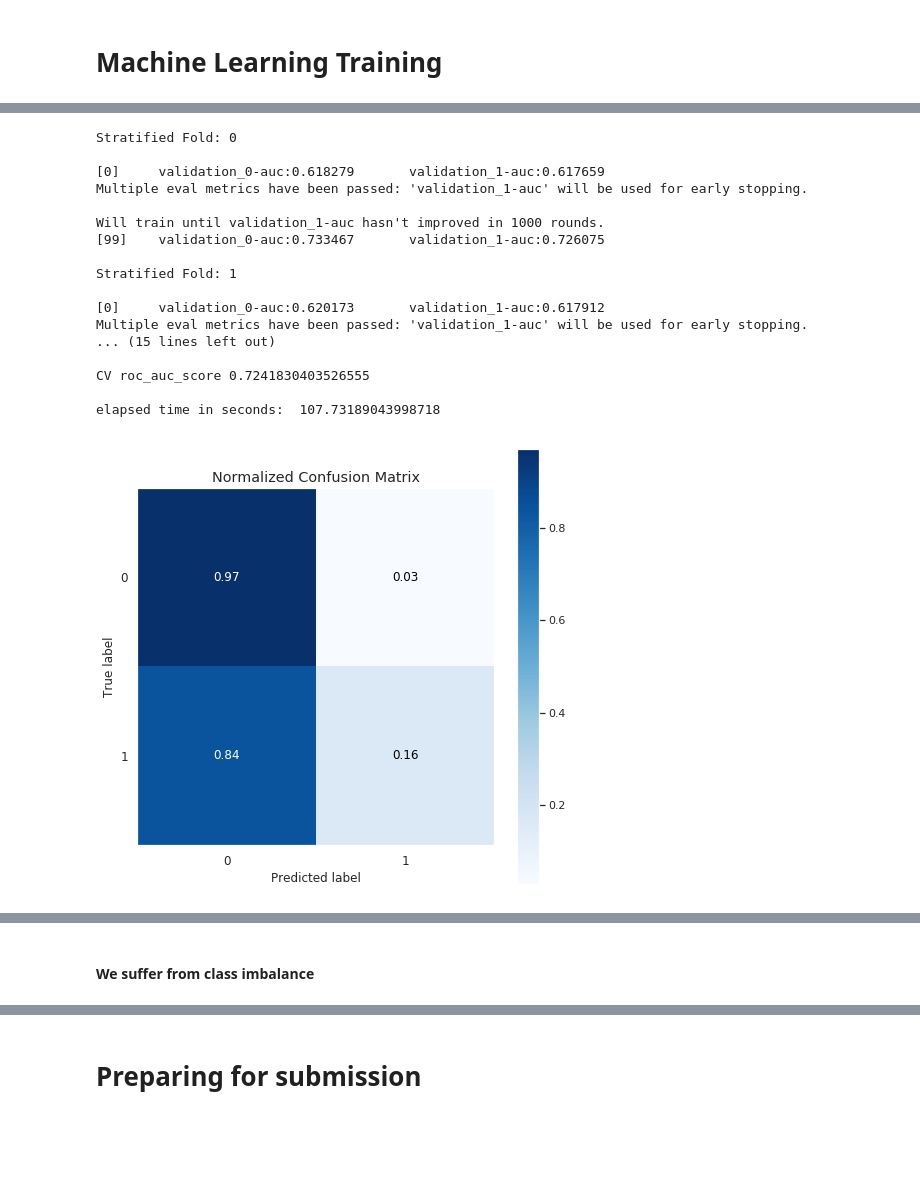
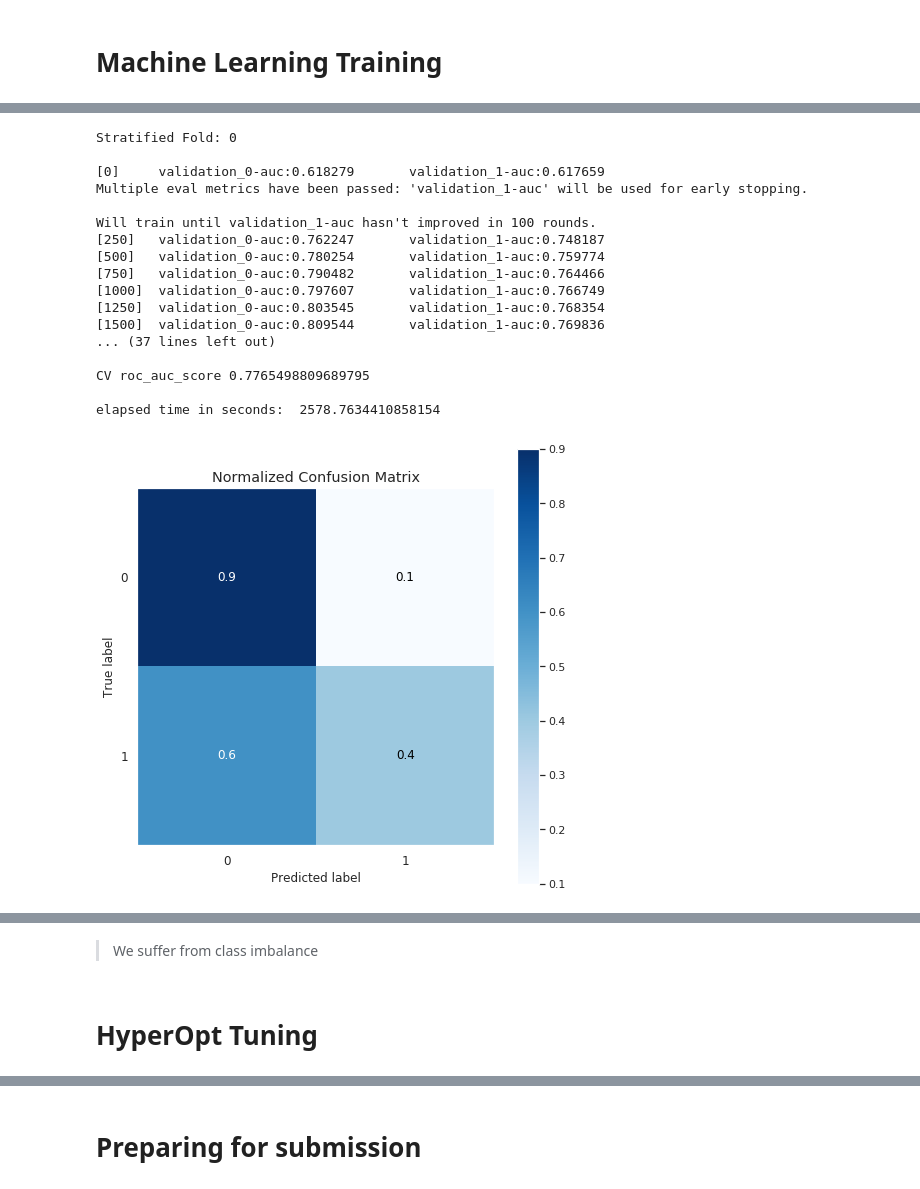
Before and after one commit to praxitelisk/CATegorical-Feature-Encoding-Challenge, a Jupyter notebook: categorical-feature-encoding-challenge-eda-ml.ipynb, the cells around one changed output, grey strips where cells are left out. Cells and saved outputs as stored; diff of their text form; code cells hidden in the pictures; blank space fills up the shorter version.

```diff
--- a/categorical-feature-encoding-challenge-eda-ml.ipynb
+++ b/categorical-feature-encoding-challenge-eda-ml.ipynb
@@ -306,12 +284,13 @@ for train_index, valid_index in folds.split(xtrain, ytrain):
     num_fold = num_fold + 1
     print()
 
-    clf_stra_xgb = xgb.XGBClassifier(objective= 'binary:logistic',
-                            nthread=-1,
-                            seed=42)
+    clf_stra_xgb = xgb.XGBClassifier(n_estimators = 3000,
+                                     objective= 'binary:logistic',
+                                     nthread=-1,
+                                     seed=42)
 
     clf_stra_xgb.fit(xtrain_stra, ytrain_stra, eval_set=[(xtrain_stra, ytrain_stra), (xvalid_stra, yvalid_stra)],
-                early_stopping_rounds=1000, eval_metric='auc', verbose=100)
+                early_stopping_rounds=100, eval_metric='auc', verbose=250)
 
     #fold_importance_df = pd.DataFrame()
     #fold_importance_df["feature"] = pd.DataFrame.from_dict(data=clf_stra_xgb.get_fscore(), orient="index", columns=["FScore"])["FScore"].index
@@ -345,41 +324,41 @@ skplt.metrics.plot_confusion_matrix(yvalid, predictions, normalize=True)
 
 sns.set(rc={'figure.figsize':(8,8)})
 skplt.metrics.plot_roc(yvalid, predictions_probas)
 
 sns.set(rc={'figure.figsize':(8,8)})
 skplt.metrics.plot_ks_statistic(yvalid, predictions_probas)
 
 sns.set(rc={'figure.figsize':(8,8)})
 skplt.metrics.plot_precision_recall(yvalid, predictions_probas)
 
 sns.set(rc={'figure.figsize':(8,8)})
 skplt.metrics.plot_cumulative_gain(yvalid, predictions_probas)
 
 sns.set(rc={'figure.figsize':(8,8)})
 skplt.metrics.plot_lift_curve(yvalid, predictions_probas)
 
 sns.set(rc={'figure.figsize':(12, 38)})
 xgb.plot_importance(clf_stra_xgb, title='Feature importance', xlabel='F score', ylabel='Features')
 
 print()
 import gc
 gc.collect();
 # %% [output]
 Stratified Fold: 0
 
 [0]     validation_0-auc:0.618279       validation_1-auc:0.617659
 Multiple eval metrics have been passed: 'validation_1-auc' will be used for early stopping.
 
-Will train until validation_1-auc hasn't improved in 1000 rounds.
-[99]    validation_0-auc:0.733467       validation_1-auc:0.726075
+Will train until validation_1-auc hasn't improved in 100 rounds.
+[250]   validation_0-auc:0.762247       validation_1-auc:0.748187
+[500]   validation_0-auc:0.780254       validation_1-auc:0.759774
+[750]   validation_0-auc:0.790482       validation_1-auc:0.764466
+[1000]  validation_0-auc:0.797607       validation_1-auc:0.766749
+[1250]  validation_0-auc:0.803545       validation_1-auc:0.768354
+[1500]  validation_0-auc:0.809544       validation_1-auc:0.769836
+... (37 lines left out)
 
-Stratified Fold: 1
+CV roc_auc_score 0.7765498809689795
 
-[0]     validation_0-auc:0.620173       validation_1-auc:0.617912
-Multiple eval metrics have been passed: 'validation_1-auc' will be used for early stopping.
-... (15 lines left out)
-
-CV roc_auc_score 0.7241830403526555
-
-elapsed time in seconds:  107.73189043998718
+elapsed time in seconds:  2578.7634410858154
-[figure, old version]
+[figure, new version]
@@ -392,2 +371,4 @@ elapsed time in seconds:  107.73189043998718
 # %% [markdown]
-#### We suffer from class imbalance
+> We suffer from class imbalance
+# %% [markdown]
+# HyperOpt Tuning
```
Also changed, not shown: parts of 12 cells of this notebook.
